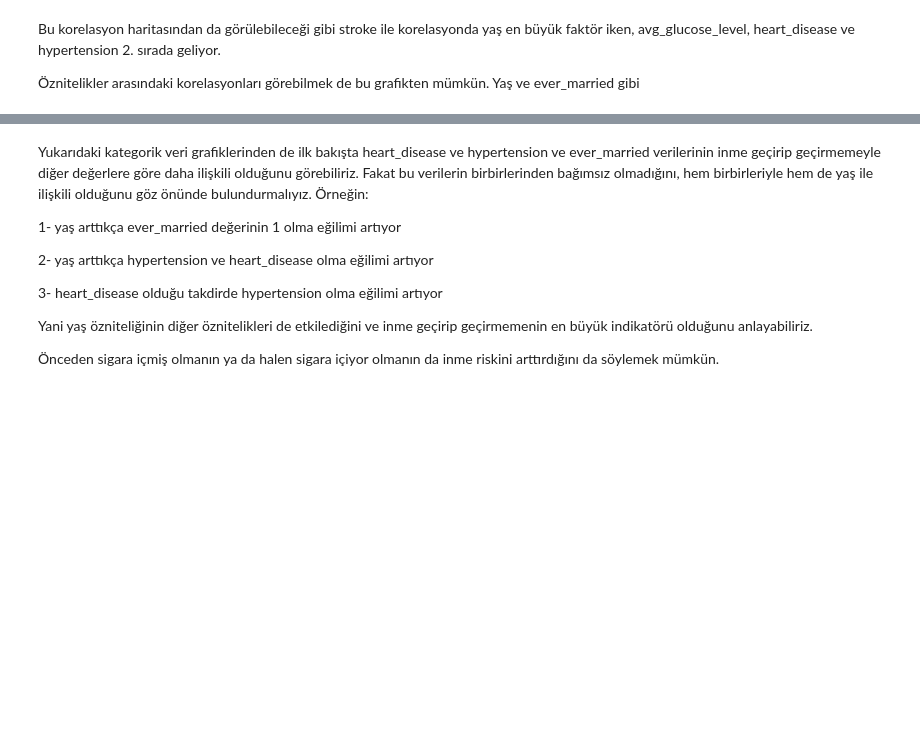
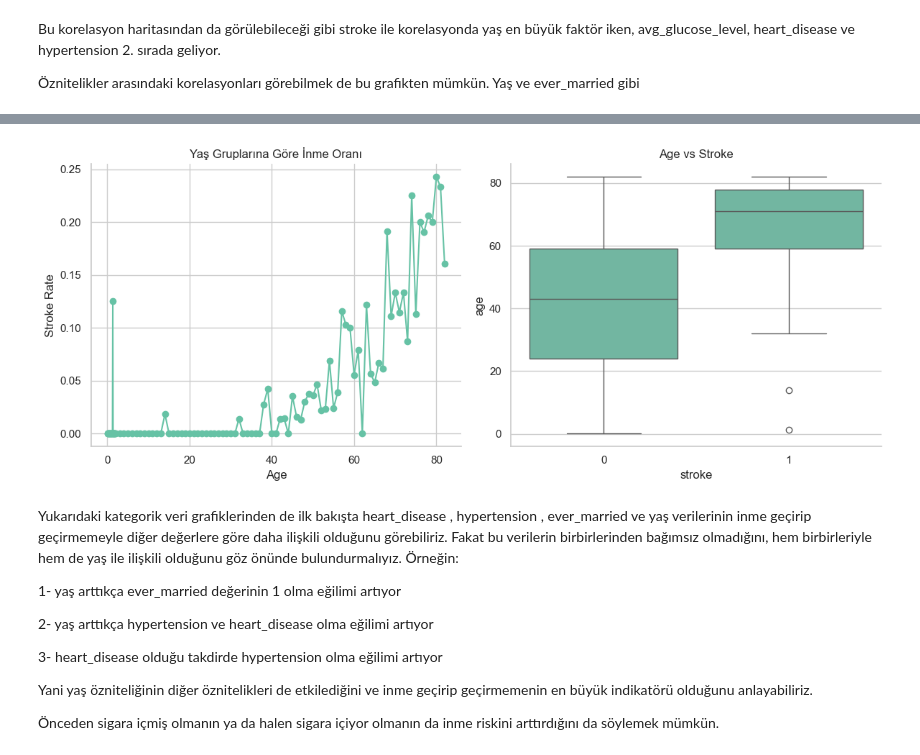
Before and after one commit to emirhangull/StrokePrediction, a Jupyter notebook: analysis.ipynb, the cells around one changed output, grey strips where cells are left out. Drawn from its saved outputs; the diff is of its cells as text; code cells hidden in the pictures; blank space fills up the shorter version.

Commit message:
data cleaning & preprocess bitti modellenmeye hazır!

```diff
--- a/analysis.ipynb
+++ b/analysis.ipynb
@@ -397,5 +394,23 @@ plt.tight_layout(); plt.show()
+# %%
+# Age vs Stroke
+import matplotlib.pyplot as plt
+plt.figure(figsize=(12, 5))
+
+plt.subplot(1, 2, 1)
+dfcleaned.groupby('age')['stroke'].mean().plot(marker='o')
+plt.xlabel('Age')
+plt.ylabel('Stroke Rate')
+plt.title('Yaş Gruplarına Göre İnme Oranı')
+
+plt.subplot(1, 2, 2)
+sns.boxplot(data=dfcleaned, x='stroke', y='age')
+plt.title('Age vs Stroke')
+plt.tight_layout()
+plt.show()
+# %% [output]
+[figure, added]
 # %% [markdown]
-Yukarıdaki kategorik veri grafiklerinden de ilk bakışta heart_disease ve hypertension ve ever_married verilerinin inme geçirip geçirmemeyle diğer değerlere göre daha ilişkili olduğunu görebiliriz. Fakat bu verilerin birbirlerinden bağımsız olmadığını, hem birbirleriyle hem de yaş ile ilişkili olduğunu göz önünde bulundurmalıyız. Örneğin:
+Yukarıdaki kategorik veri grafiklerinden de ilk bakışta heart_disease , hypertension , ever_married ve yaş verilerinin inme geçirip geçirmemeyle diğer değerlere göre daha ilişkili olduğunu görebiliriz. Fakat bu verilerin birbirlerinden bağımsız olmadığını, hem birbirleriyle hem de yaş ile ilişkili olduğunu göz önünde bulundurmalıyız. Örneğin:
 
 1- yaş arttıkça ever_married değerinin 1 olma eğilimi artıyor
 
```
Also changed, not shown: parts of 67 cells of this notebook.
